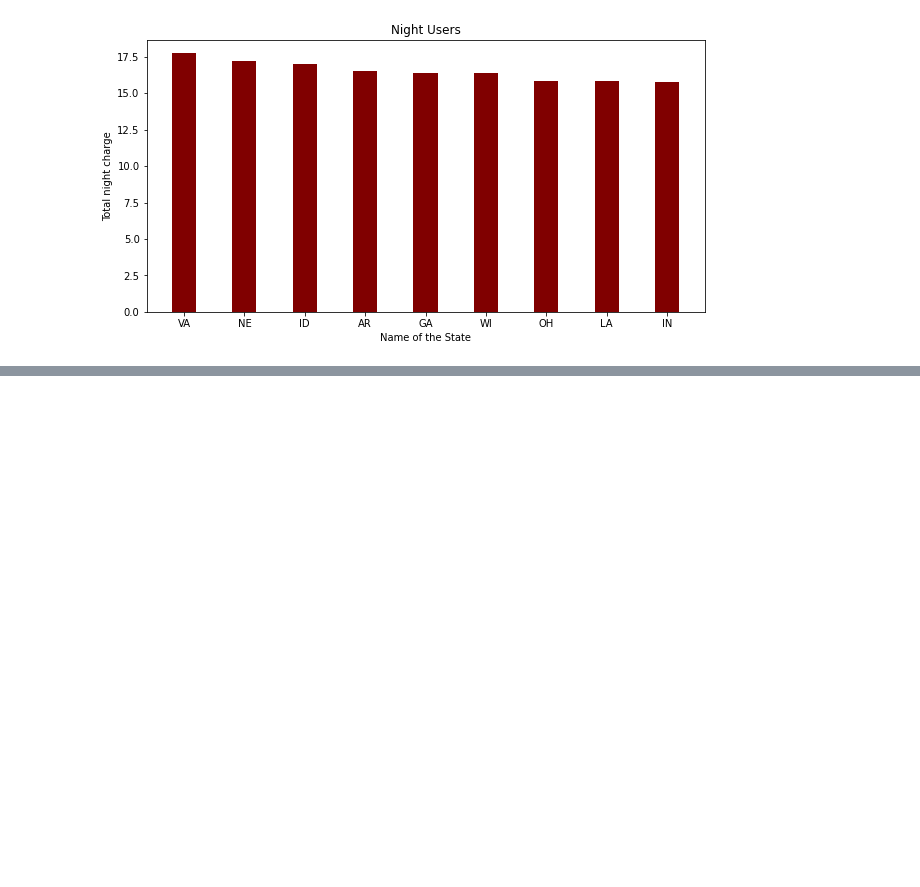
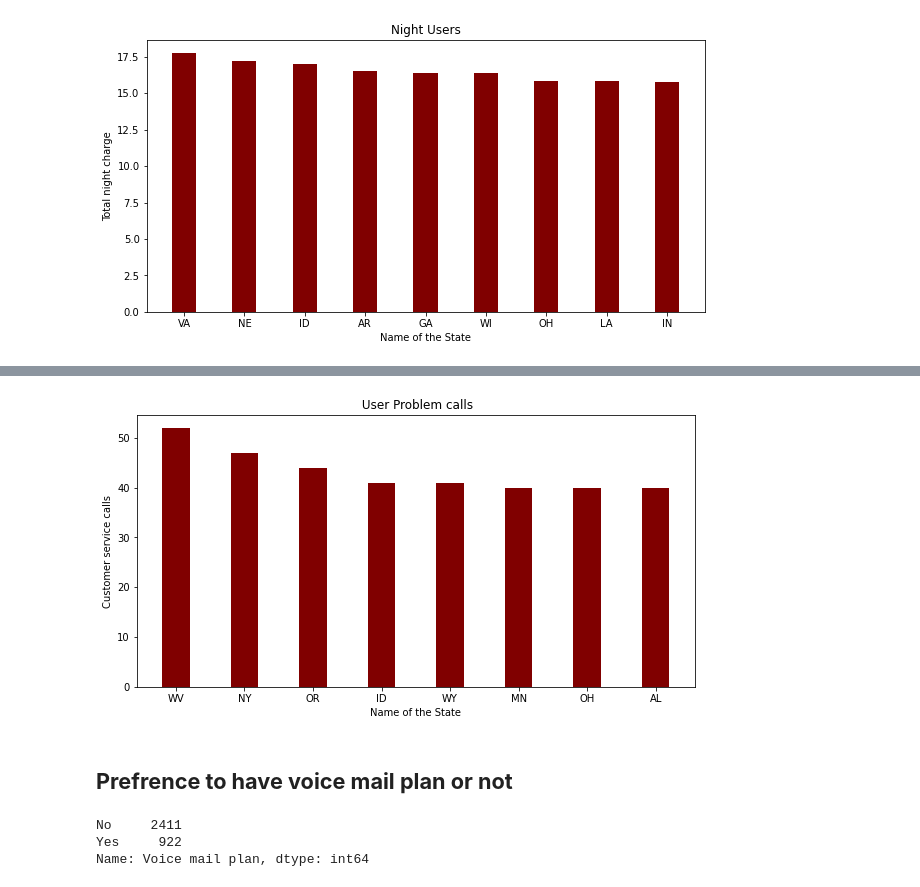
Before and after one commit to shobhi1998/Telecom-Churn-Analysis, a Jupyter notebook: Telecom_Churn_Analysis_Capstone_Project_(1).ipynb, the cells around one changed output, grey strips where cells are left out. Drawn from its saved outputs; the diff is of its cells as text; code cells hidden in the pictures; blank space fills up the shorter version.

```diff
--- a/Telecom_Churn_Analysis_Capstone_Project_(1).ipynb
+++ b/Telecom_Churn_Analysis_Capstone_Project_(1).ipynb
@@ -378,0 +390,5 @@ plt.show()
+# %%
+# Getting the state with customer service calls
+problem_areas = df.groupby(['State','Area code'])['Customer service calls'].count().reset_index()
+problem_areas = problem_areas.sort_values(by='Customer service calls', ascending=False).head(8)
+problem_areas
@@ -378,0 +405,28 @@ plt.show()
+# %%
+#create the bar graph
+state = problem_areas['State']
+problem = problem_areas['Customer service calls']
+
+fig = plt.figure(figsize = (10, 5))
+
+# creating the bar plot
+plt.bar(state, problem, color ='maroon',
+        width = 0.4)
+
+plt.xlabel("Name of the State")
+plt.ylabel("Customer service calls")
+plt.title(" User Problem calls")
+plt.show()
+# %% [output]
+[figure, added]
+# %% [markdown]
+## **Prefrence to have voice mail plan or not**
+# %%
+# Getting the details of voice mail plan
+
+df.user_prefrence = df['Voice mail plan'].value_counts()
+df.user_prefrence
+# %% [output]
+No     2411
+Yes     922
+Name: Voice mail plan, dtype: int64
```
Also changed, not shown: parts of 4 cells of this notebook.
